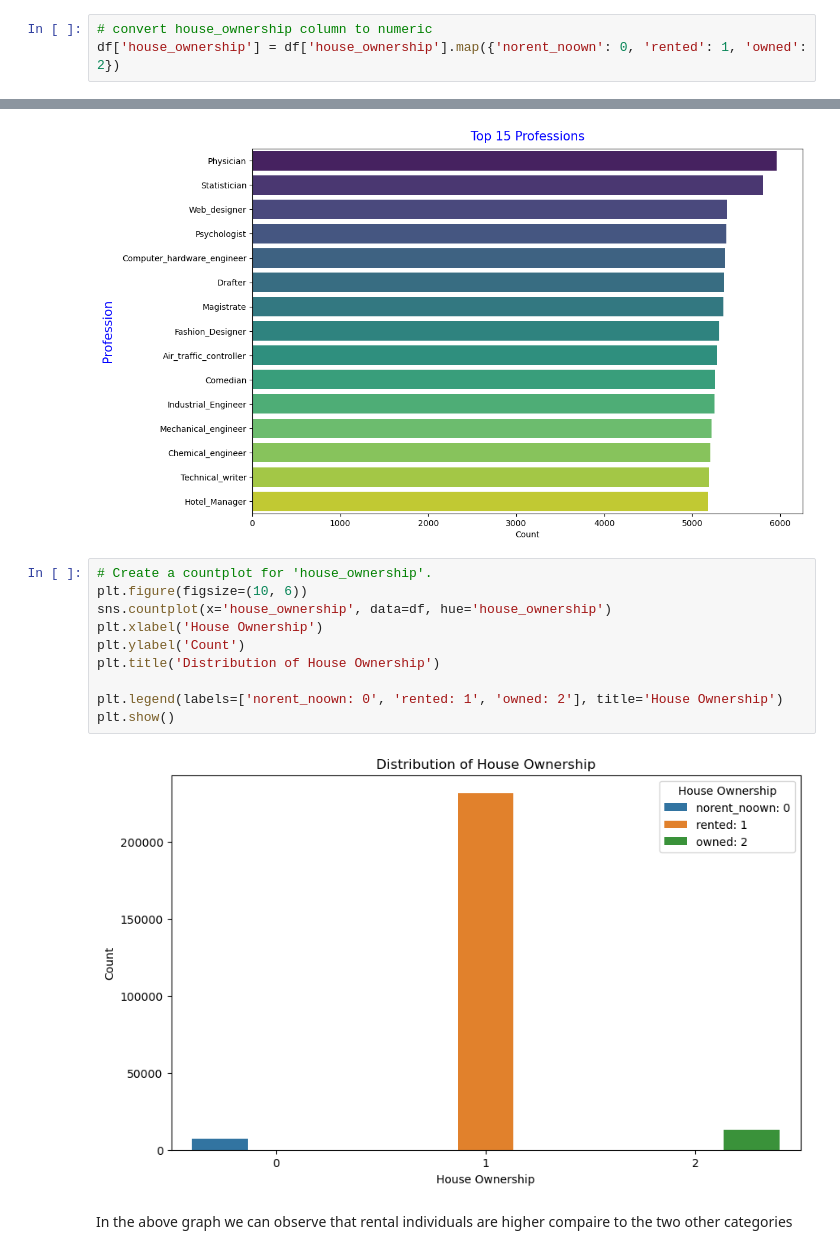
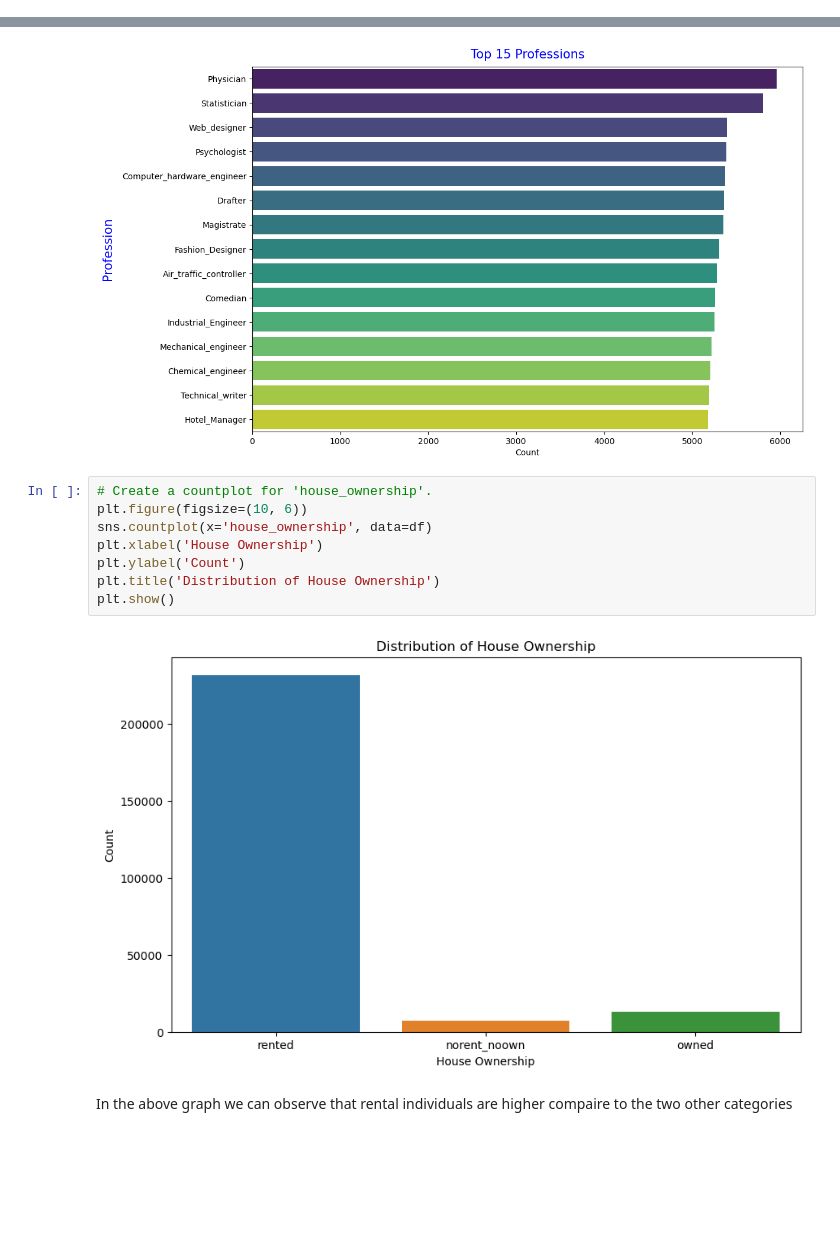
Before and after one commit to DATA-606-2023-FALL-THURSDAY/Loan-prediction-analysis, a Jupyter notebook: src/Capstone Project.ipynb, the cells around one changed output, grey strips where cells are left out. Drawn from its saved outputs; the diff is of its cells as text; blank space fills up the shorter version.

```diff
--- a/src/Capstone Project.ipynb
+++ b/src/Capstone Project.ipynb
@@ -227,6 +227,3 @@ Name: married/single, dtype: int64
 df['house_ownership'].unique()
 # %% [output]
 array(['rented', 'norent_noown', 'owned'], dtype=object)
-# %%
-# convert house_ownership column to numeric
-df['house_ownership'] = df['house_ownership'].map({'norent_noown': 0, 'rented': 1, 'owned': 2})
@@ -329,15 +312,13 @@ plt.show()
 # %%
 # Create a countplot for 'house_ownership'.
 plt.figure(figsize=(10, 6))
-sns.countplot(x='house_ownership', data=df, hue='house_ownership')
+sns.countplot(x='house_ownership', data=df)
 plt.xlabel('House Ownership')
 plt.ylabel('Count')
 plt.title('Distribution of House Ownership')
-
-plt.legend(labels=['norent_noown: 0', 'rented: 1', 'owned: 2'], title='House Ownership')
 plt.show()
 # %% [output]
-[figure, old version]
+[figure, new version]
 # %% [markdown]
 In the above graph we can observe that rental individuals are higher compaire to the two other categories
 # %% [markdown]
```
Also changed, not shown: parts of 16 cells of this notebook.
